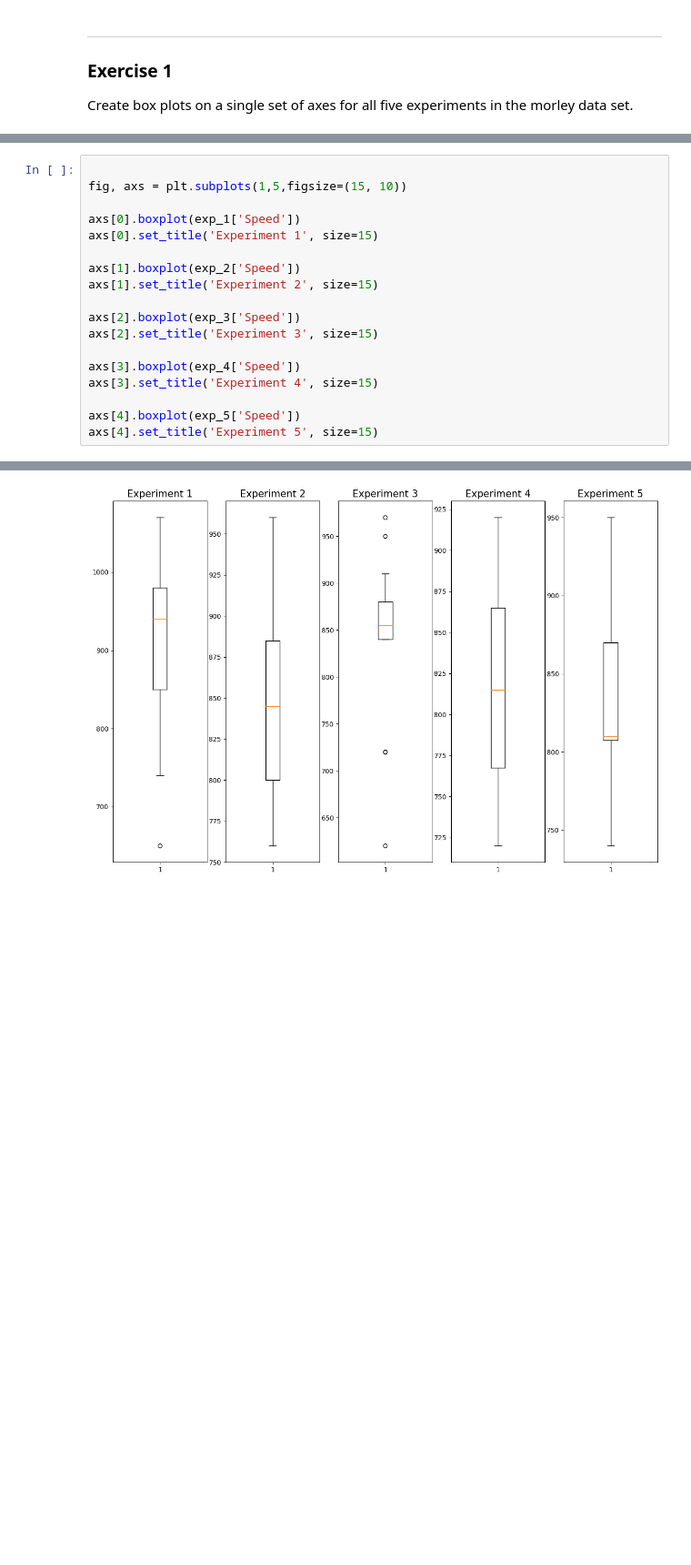
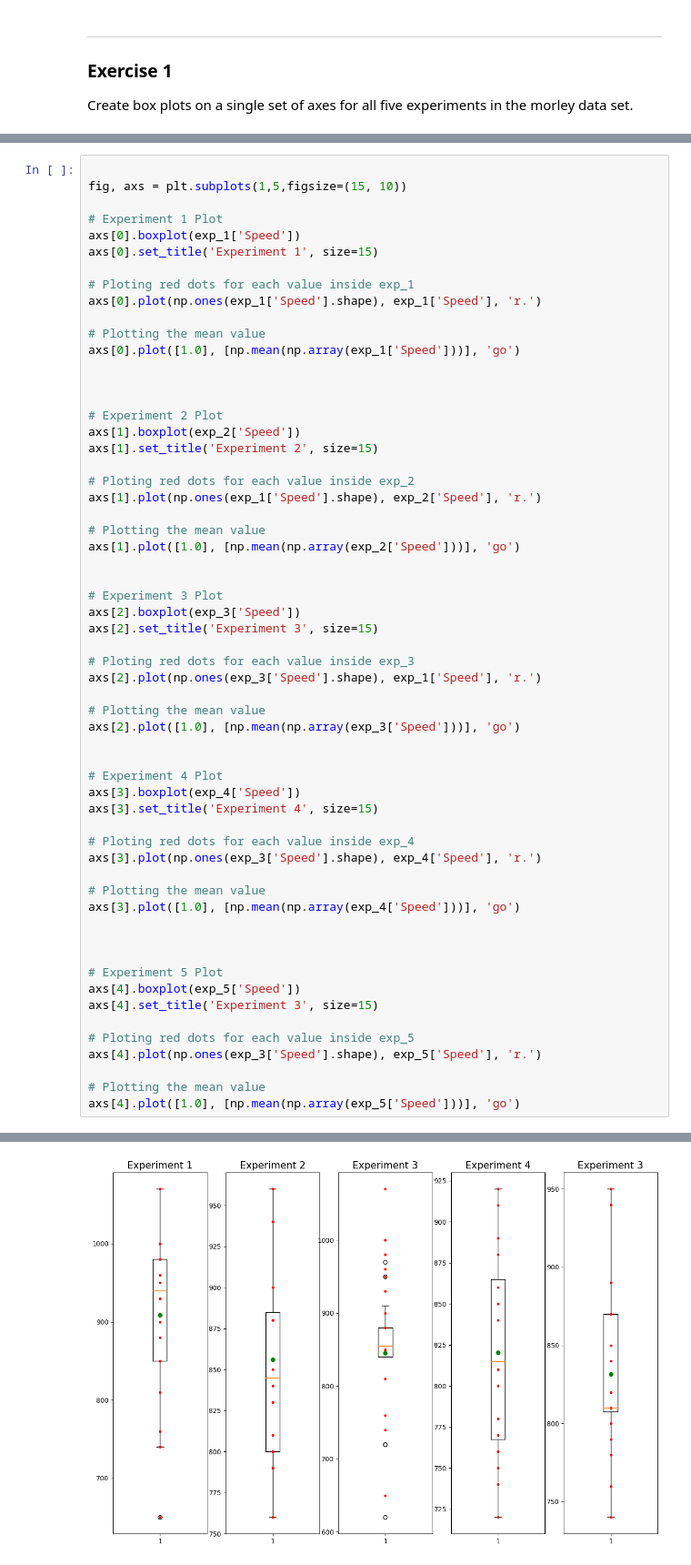
Before and after one commit to ReRiva/funddata-assessment, a Jupyter notebook: Weekly Assessments-Exercises/04-outliers-exercises.ipynb, the cells around one changed output, grey strips where cells are left out. Shown at 91% size. Saved outputs shown, nothing was run; the diff lists cells and outputs as text; blank space fills up the shorter version.

```diff
--- a/Weekly Assessments-Exercises/04-outliers-exercises.ipynb
+++ b/Weekly Assessments-Exercises/04-outliers-exercises.ipynb
@@ -57,18 +43,59 @@ exp_5 = df.loc[df['Expt'] == 5]
 
 fig, axs = plt.subplots(1,5,figsize=(15, 10))
 
+# Experiment 1 Plot
 axs[0].boxplot(exp_1['Speed'])
 axs[0].set_title('Experiment 1', size=15)
 
+# Ploting red dots for each value inside exp_1
+axs[0].plot(np.ones(exp_1['Speed'].shape), exp_1['Speed'], 'r.')
+
+# Plotting the mean value
+axs[0].plot([1.0], [np.mean(np.array(exp_1['Speed']))], 'go')
+
+
+
+# Experiment 2 Plot
 axs[1].boxplot(exp_2['Speed'])
 axs[1].set_title('Experiment 2', size=15)
 
+# Ploting red dots for each value inside exp_2
+axs[1].plot(np.ones(exp_1['Speed'].shape), exp_2['Speed'], 'r.')
+
+# Plotting the mean value
+axs[1].plot([1.0], [np.mean(np.array(exp_2['Speed']))], 'go')
+
+
+# Experiment 3 Plot
 axs[2].boxplot(exp_3['Speed'])
 axs[2].set_title('Experiment 3', size=15)
 
+# Ploting red dots for each value inside exp_3
+axs[2].plot(np.ones(exp_3['Speed'].shape), exp_1['Speed'], 'r.')
+
+# Plotting the mean value
+axs[2].plot([1.0], [np.mean(np.array(exp_3['Speed']))], 'go')
+
+
+# Experiment 4 Plot
 axs[3].boxplot(exp_4['Speed'])
 axs[3].set_title('Experiment 4', size=15)
 
+# Ploting red dots for each value inside exp_4
+axs[3].plot(np.ones(exp_3['Speed'].shape), exp_4['Speed'], 'r.')
+
+# Plotting the mean value
+axs[3].plot([1.0], [np.mean(np.array(exp_4['Speed']))], 'go')
+
+
+
+# Experiment 5 Plot
 axs[4].boxplot(exp_5['Speed'])
-axs[4].set_title('Experiment 5', size=15)
+axs[4].set_title('Experiment 3', size=15)
+
+# Ploting red dots for each value inside exp_5
+axs[4].plot(np.ones(exp_3['Speed'].shape), exp_5['Speed'], 'r.')
+
+# Plotting the mean value
+axs[4].plot([1.0], [np.mean(np.array(exp_5['Speed']))], 'go')
 # %% [output]
@@ -76 +103 @@ Text(0.5, 1.0, 'Experiment 5')
-[figure, old version]
+[figure, new version]
```
Also changed, not shown: parts of 13 cells of this notebook, 1 other file.
